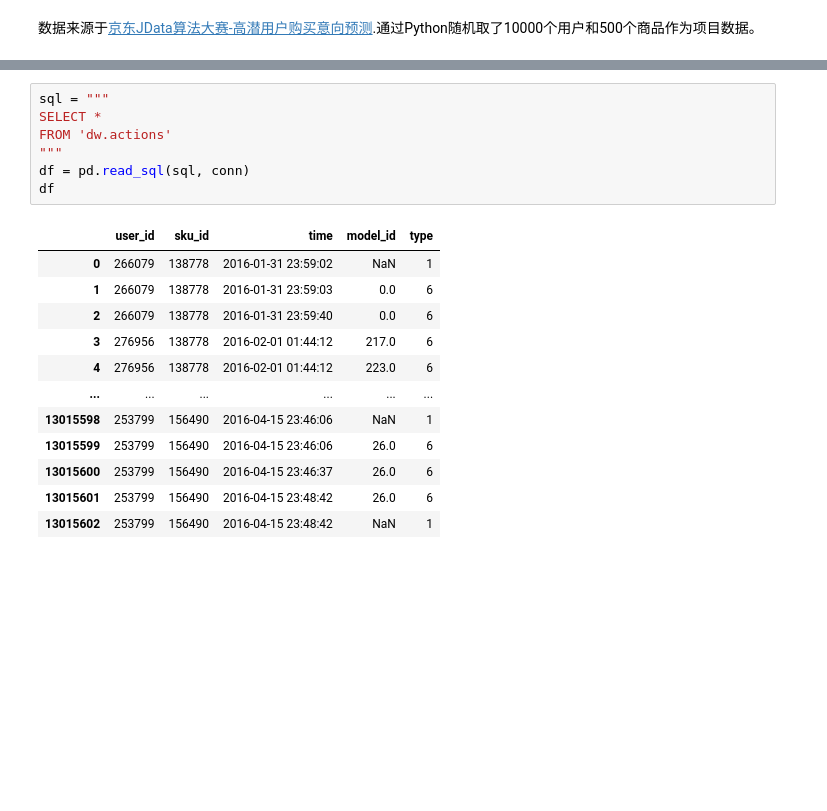
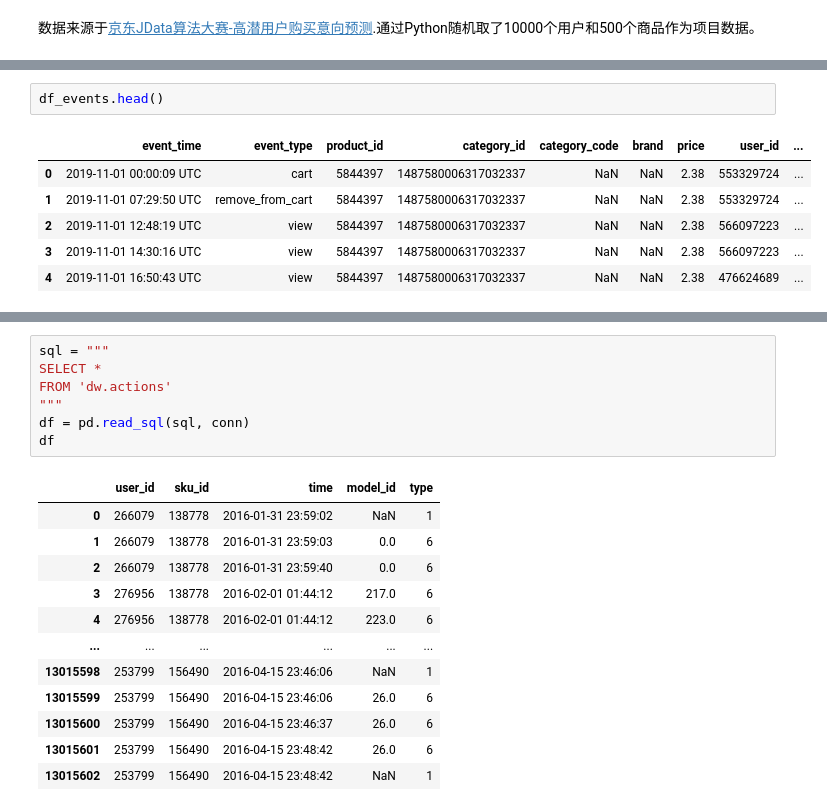
Before and after one commit to UpcaseM/user_profile, a Jupyter notebook: notebook/0_create_database.ipynb, the cells around one changed output, grey strips where cells are left out. Drawn from its saved outputs; the diff is of its cells as text; blank space fills up the shorter version.

```diff
--- a/notebook/0_create_database.ipynb
+++ b/notebook/0_create_database.ipynb
@@ -90,0 +250,9 @@ conn = sqlite3.connect(data_dir + r'/user_behavior/dw.db')
+# %%
+df_events.head()
+# %% [output]
+|  | event_time | event_type | product_id | category_id | category_code | brand | price | user_id | ... |
+| 0 | 2019-11-01 00:00:09 UTC | cart | 5844397 | 1487580006317032337 | NaN | NaN | 2.38 | 553329724 | ... |
+| 1 | 2019-11-01 07:29:50 UTC | remove_from_cart | 5844397 | 1487580006317032337 | NaN | NaN | 2.38 | 553329724 | ... |
+| 2 | 2019-11-01 12:48:19 UTC | view | 5844397 | 1487580006317032337 | NaN | NaN | 2.38 | 566097223 | ... |
+| 3 | 2019-11-01 14:30:16 UTC | view | 5844397 | 1487580006317032337 | NaN | NaN | 2.38 | 566097223 | ... |
+| 4 | 2019-11-01 16:50:43 UTC | view | 5844397 | 1487580006317032337 | NaN | NaN | 2.38 | 476624689 | ... |
```
Also changed, not shown: parts of 68 cells of this notebook, 10 other files.
